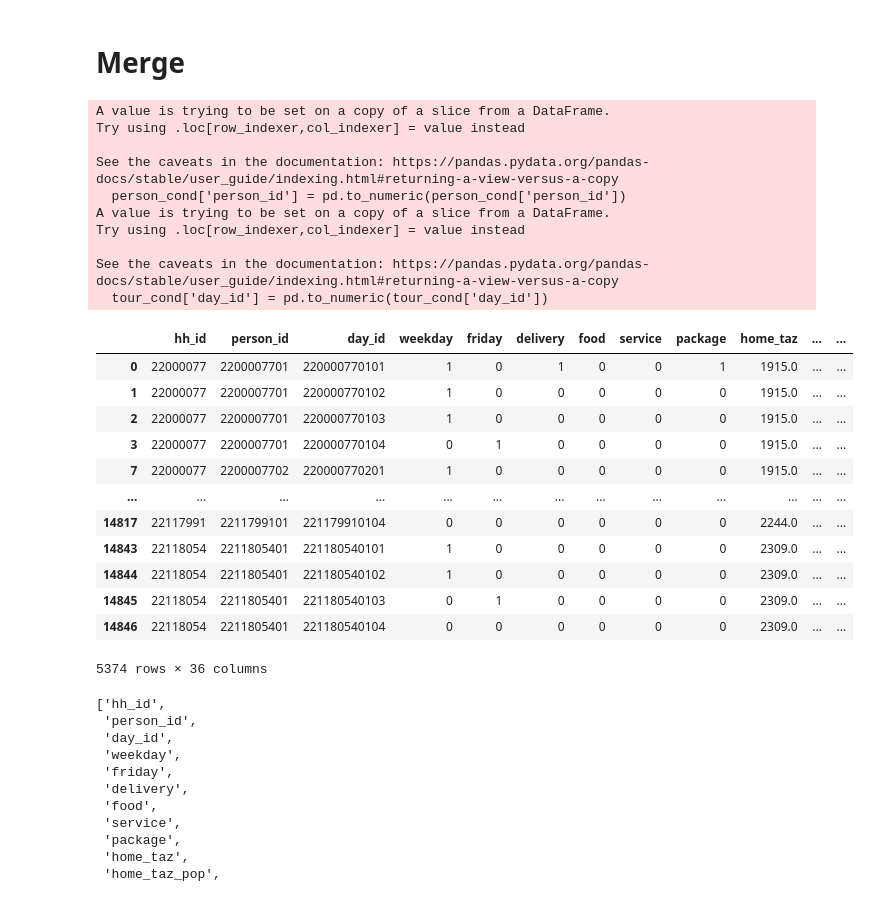
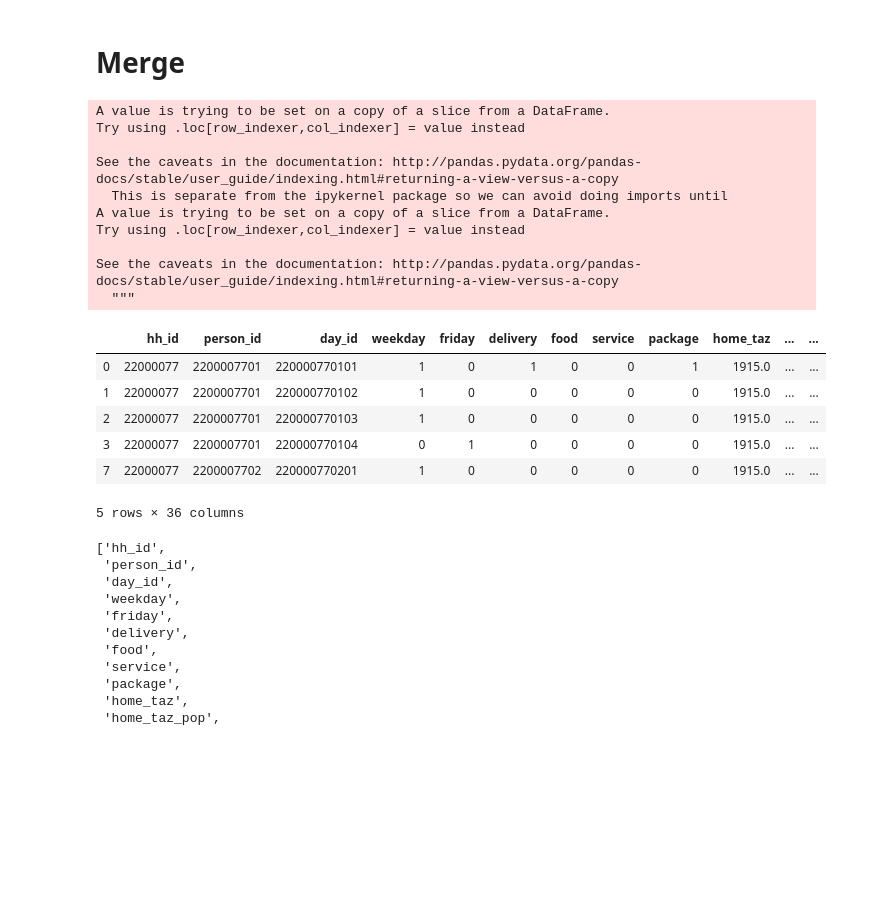
Before and after one commit to SANDAG/Data_CVM, a Jupyter notebook: CVM_HouseholdData.ipynb, the cells around one changed output. Drawn from its saved outputs; the diff is of its cells as text; code cells hidden in the pictures; blank space fills up the shorter version.

```diff
--- a/CVM_HouseholdData.ipynb
+++ b/CVM_HouseholdData.ipynb
@@ -4,17 +4,19 @@ import numpy as np
 import os
 # %%
 #Import Data
-input_dir = os.path.join(r"C:\Users\kdannemiller\Cambridge Systematics\PROJ SANDAG Commercial Vehicle & Heavy Truck Model Update - _Shared_CSTeam\Task03_DataID_Review")
+# input_dir = os.path.join(r"C:\Users\kdannemiller\Cambridge Systematics\PROJ SANDAG Commercial Vehicle & Heavy Truck Model Update - _Shared_CSTeam\Task03_DataID_Review")
+root_dir = os.path.join(r"C:\Users\jgliebe\OneDrive - Cambridge Systematics\Documents - PROJ SANDAG Commercial Vehicle & Heavy Truck Model Update\_Shared_CSTeam\Task03_DataID_Review")
 
-land_use = pd.read_csv(os.path.join(input_dir,"Land_Use", "mgra15_based_input_2022_02_cvm.csv"))
+land_use = pd.read_csv(os.path.join(root_dir,"Land_Use", "mgra15_based_input2022.csv"))
 
-day = pd.read_csv(os.path.join(input_dir,"HHTS", "export_day_weights.csv"))
-hh = pd.read_csv(os.path.join(input_dir,"HHTS", "Model Estimation", "export_hh_weights_TAZ.csv"))
-person = pd.read_csv(os.path.join(input_dir,"HHTS", "export_person_weights.csv"))
-tour = pd.read_csv(os.path.join(input_dir,"HHTS", "2022HHTS_tours.csv"))
+day = pd.read_csv(os.path.join(root_dir,"HHTS", "export_day_weights.csv"))
+hh = pd.read_csv(os.path.join(root_dir,"HHTS", "Model Estimation", "export_hh_weights_TAZ.csv"))
+person = pd.read_csv(os.path.join(root_dir,"HHTS", "export_person_weights.csv"))
+tour = pd.read_csv(os.path.join(root_dir,"HHTS", "2022HHTS_tours.csv"))
 
 #Export
-export_dir = os.path.join(r"C:\Users\kdannemiller\Cambridge Systematics\PROJ SANDAG Commercial Vehicle & Heavy Truck Model Update - _Shared_CSTeam\Task03_DataID_Review\HHTS\Model Estimation\data_V5_update.csv")
+outfile = "HHAttr_dataset_v5.csv"
+export_dir = os.path.join(root_dir, "HHTS", outfile)
 # %% [markdown]
 # Household
 # %%
@@ -446,45 +448,39 @@ df = df[[
     'num_kids',
     'num_vehicles',
     'num_veh_per_worker',
     'hh_0_veh',
     'car_insufficiency',
     'car_insufficiency_0_veh',
     'car_sufficiency',
     'age_18_34',
     'age_35_54',
     'age_55_74',
     'age_75_plus',
     'income_50_99',
     'income_100_199',
     'income_200_plus',
     'income_100_plus'
 ]]
 
-df
+df.head()
 # %% [output]
 A value is trying to be set on a copy of a slice from a DataFrame.
 Try using .loc[row_indexer,col_indexer] = value instead
 
-See the caveats in the documentation: https://pandas.pydata.org/pandas-docs/stable/user_guide/indexing.html#returning-a-view-versus-a-copy
-  person_cond['person_id'] = pd.to_numeric(person_cond['person_id'])
+See the caveats in the documentation: http://pandas.pydata.org/pandas-docs/stable/user_guide/indexing.html#returning-a-view-versus-a-copy
+  This is separate from the ipykernel package so we can avoid doing imports until
 A value is trying to be set on a copy of a slice from a DataFrame.
 Try using .loc[row_indexer,col_indexer] = value instead
 
-See the caveats in the documentation: https://pandas.pydata.org/pandas-docs/stable/user_guide/indexing.html#returning-a-view-versus-a-copy
-  tour_cond['day_id'] = pd.to_numeric(tour_cond['day_id'])
+See the caveats in the documentation: http://pandas.pydata.org/pandas-docs/stable/user_guide/indexing.html#returning-a-view-versus-a-copy
+  """
 |  | hh_id | person_id | day_id | weekday | friday | delivery | food | service | package | home_taz | ... | ... |
 | 0 | 22000077 | 2200007701 | 220000770101 | 1 | 0 | 1 | 0 | 0 | 1 | 1915.0 | ... | ... |
 | 1 | 22000077 | 2200007701 | 220000770102 | 1 | 0 | 0 | 0 | 0 | 0 | 1915.0 | ... | ... |
 | 2 | 22000077 | 2200007701 | 220000770103 | 1 | 0 | 0 | 0 | 0 | 0 | 1915.0 | ... | ... |
 | 3 | 22000077 | 2200007701 | 220000770104 | 0 | 1 | 0 | 0 | 0 | 0 | 1915.0 | ... | ... |
 | 7 | 22000077 | 2200007702 | 220000770201 | 1 | 0 | 0 | 0 | 0 | 0 | 1915.0 | ... | ... |
-| ... | ... | ... | ... | ... | ... | ... | ... | ... | ... | ... | ... | ... |
-| 14817 | 22117991 | 2211799101 | 221179910104 | 0 | 0 | 0 | 0 | 0 | 0 | 2244.0 | ... | ... |
-| 14843 | 22118054 | 2211805401 | 221180540101 | 1 | 0 | 0 | 0 | 0 | 0 | 2309.0 | ... | ... |
-| 14844 | 22118054 | 2211805401 | 221180540102 | 1 | 0 | 0 | 0 | 0 | 0 | 2309.0 | ... | ... |
-| 14845 | 22118054 | 2211805401 | 221180540103 | 0 | 1 | 0 | 0 | 0 | 0 | 2309.0 | ... | ... |
-| 14846 | 22118054 | 2211805401 | 221180540104 | 0 | 0 | 0 | 0 | 0 | 0 | 2309.0 | ... | ... |
-5374 rows × 36 columns
+5 rows × 36 columns
 # %%
 #Checks
 #df['delivery'].value_counts()
```
Also changed, not shown: parts of 1 cell of this notebook.
